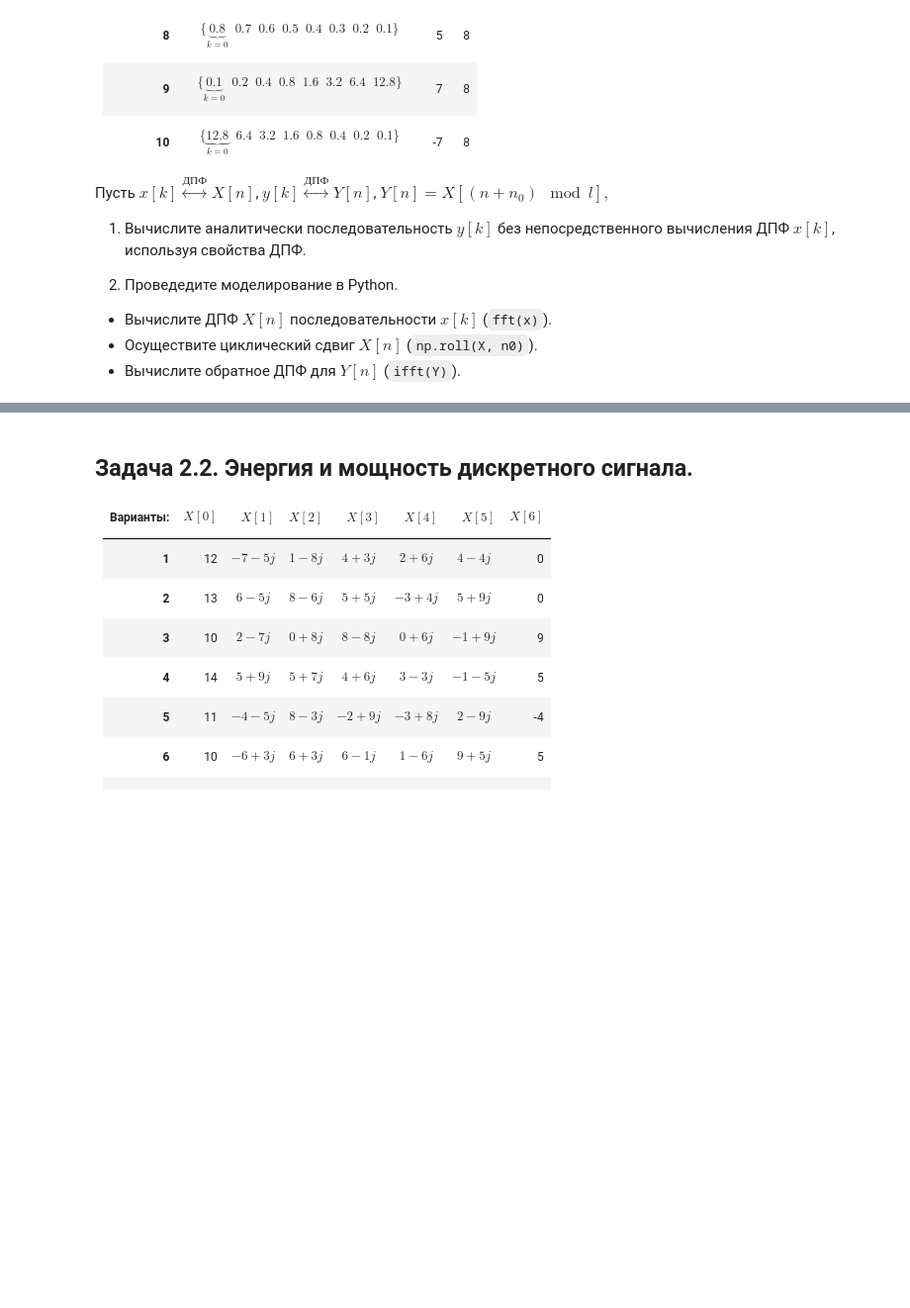
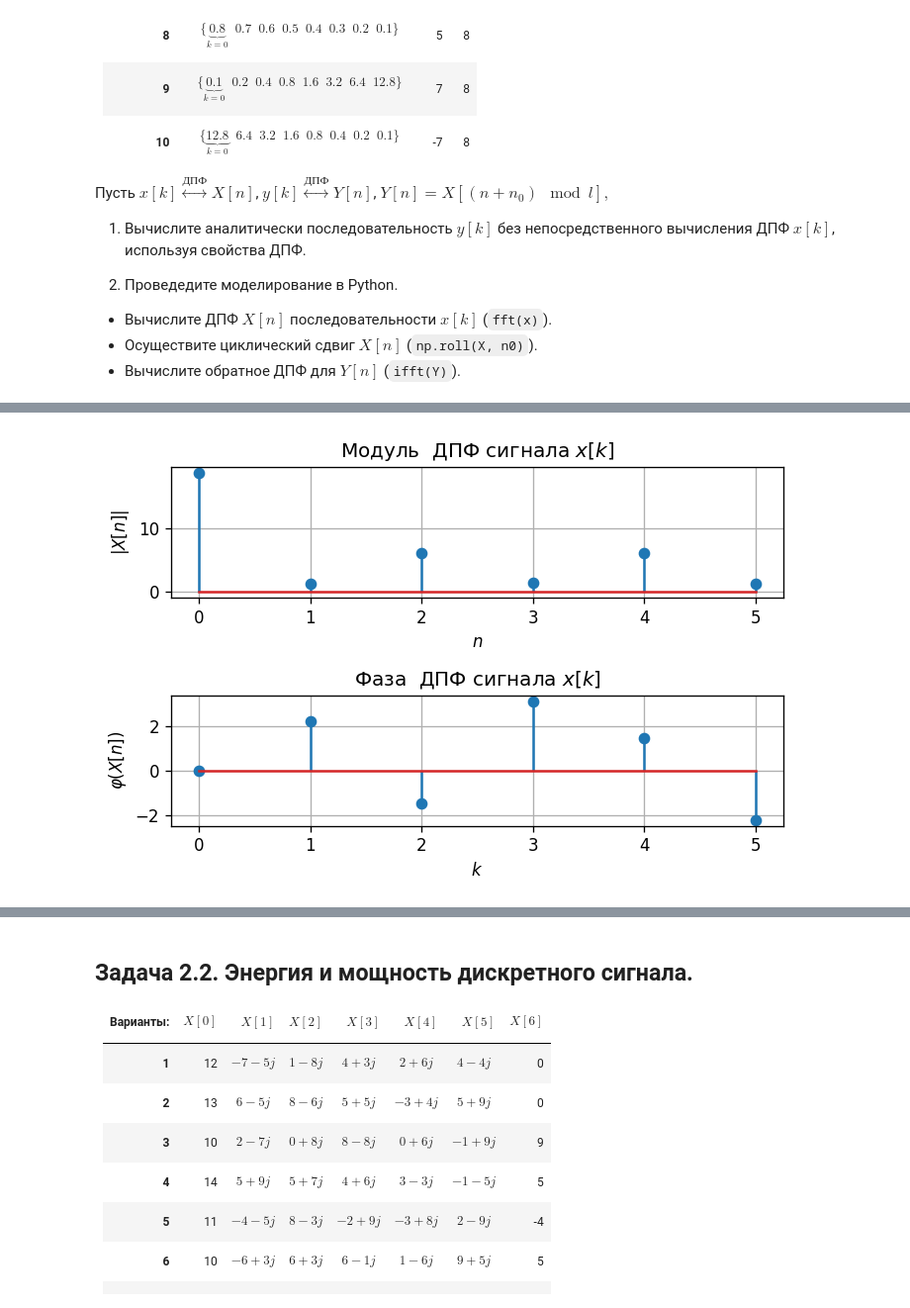
Before and after one commit to derzhavin3016/DSP-labs, a Jupyter notebook: lab1/dsp_lab1.ipynb, the cells around one changed output, grey strips where cells are left out. Shown at 99% size. Saved outputs shown, nothing was run; the diff lists cells and outputs as text; code cells hidden in the pictures; blank space fills up the shorter version.

```diff
--- a/lab1/dsp_lab1.ipynb
+++ b/lab1/dsp_lab1.ipynb
@@ -212,0 +252,25 @@ show_DTFT_ReIm(Xnu, nu, "x")
+# %%
+X = np.fft.fft(xk)
+
+def show_DFT(X, n, name, add=""):
+  plt.figure(figsize=[6, 4], dpi=120)
+  plt.subplot(2, 1, 1)
+  plt.stem(n, np.abs(X))
+  plt.title(f"Модуль {add} ДПФ сигнала ${name.lower()}[k]$")
+  plt.xlabel("$n$")
+  plt.xticks(n)
+  plt.ylabel(f"$\\left| {name.upper()}[n] \\right|$")
+  plt.grid()
+  plt.tight_layout()
+  plt.subplot(2, 1, 2)
+  plt.stem(n, np.angle(X))
+  plt.title(f"Фаза {add} ДПФ сигнала ${name.lower()}[k]$")
+  plt.xlabel("$k$")
+  plt.xticks(n)
+  plt.ylabel(f"$\\varphi\\left({name.upper()}[n]\\right)$")
+  plt.grid()
+  plt.tight_layout()
+# %%
+show_DFT(X, k, "x")
+# %% [output]
+[figure, added]
```
Also changed, not shown: parts of 4 cells of this notebook.
